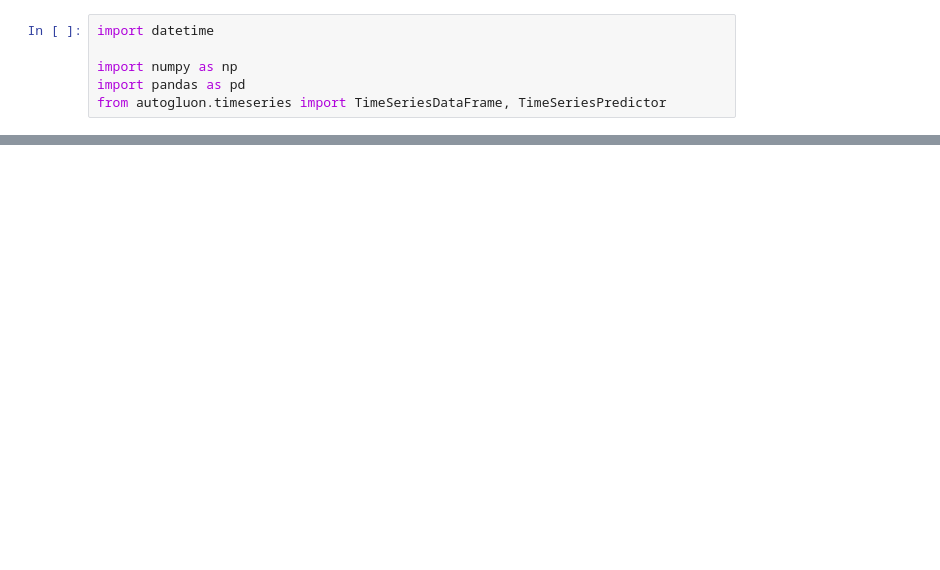
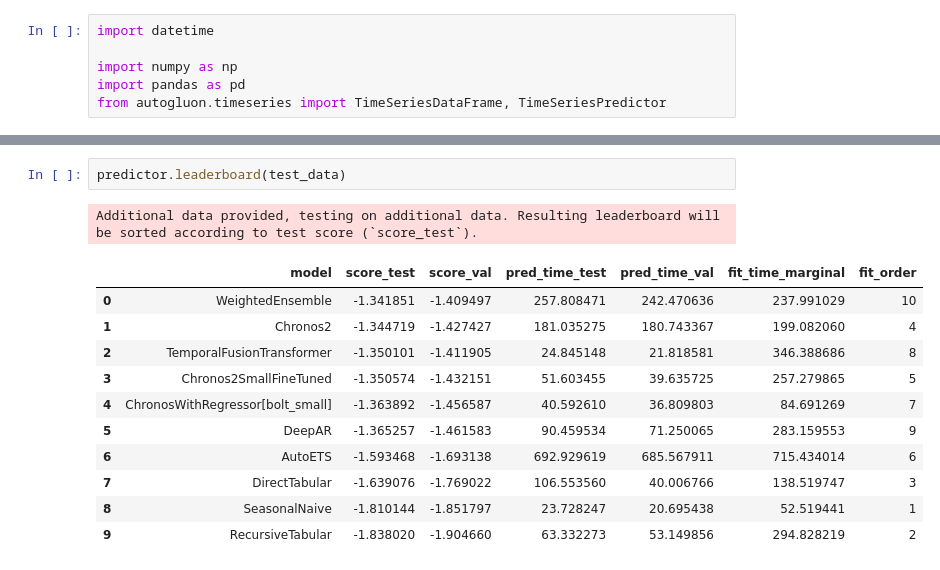
Before and after one commit to RobertWSmith/time-series-llm, a Jupyter notebook: autogluon.ipynb, the cells around one changed output, grey strips where cells are left out. Drawn from its saved outputs; the diff is of its cells as text; blank space fills up the shorter version.

```diff
--- a/autogluon.ipynb
+++ b/autogluon.ipynb
@@ -61,0 +133,15 @@ predictor.plot(test_data, predictions, quantile_levels=[0.1, 0.9], max_history_l
+# %%
+predictor.leaderboard(test_data)
+# %% [output]
+Additional data provided, testing on additional data. Resulting leaderboard will be sorted according to test score (`score_test`).
+|  | model | score_test | score_val | pred_time_test | pred_time_val | fit_time_marginal | fit_order |
+| 0 | WeightedEnsemble | -1.341851 | -1.409497 | 257.808471 | 242.470636 | 237.991029 | 10 |
+| 1 | Chronos2 | -1.344719 | -1.427427 | 181.035275 | 180.743367 | 199.082060 | 4 |
+| 2 | TemporalFusionTransformer | -1.350101 | -1.411905 | 24.845148 | 21.818581 | 346.388686 | 8 |
+| 3 | Chronos2SmallFineTuned | -1.350574 | -1.432151 | 51.603455 | 39.635725 | 257.279865 | 5 |
+| 4 | ChronosWithRegressor[bolt_small] | -1.363892 | -1.456587 | 40.592610 | 36.809803 | 84.691269 | 7 |
+| 5 | DeepAR | -1.365257 | -1.461583 | 90.459534 | 71.250065 | 283.159553 | 9 |
+| 6 | AutoETS | -1.593468 | -1.693138 | 692.929619 | 685.567911 | 715.434014 | 6 |
+| 7 | DirectTabular | -1.639076 | -1.769022 | 106.553560 | 40.006766 | 138.519747 | 3 |
+| 8 | SeasonalNaive | -1.810144 | -1.851797 | 23.728247 | 20.695438 | 52.519441 | 1 |
+| 9 | RecursiveTabular | -1.838020 | -1.904660 | 63.332273 | 53.149856 | 294.828219 | 2 |
```
Also changed, not shown: parts of 6 cells of this notebook, 3 other files.
